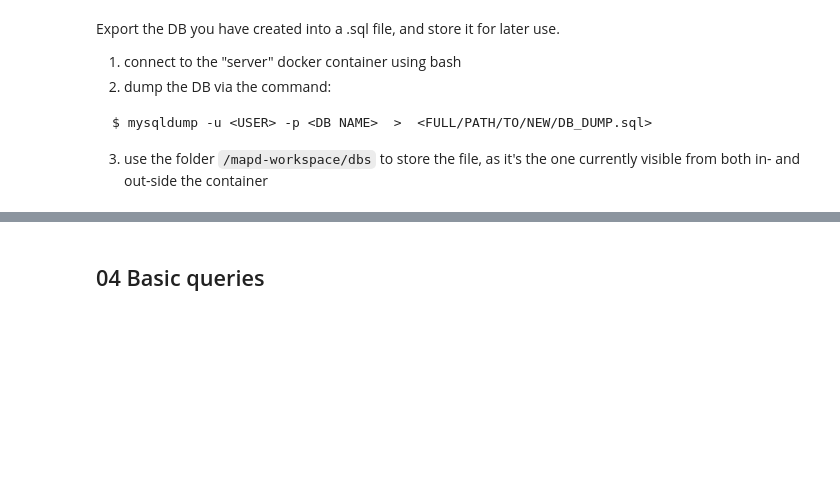
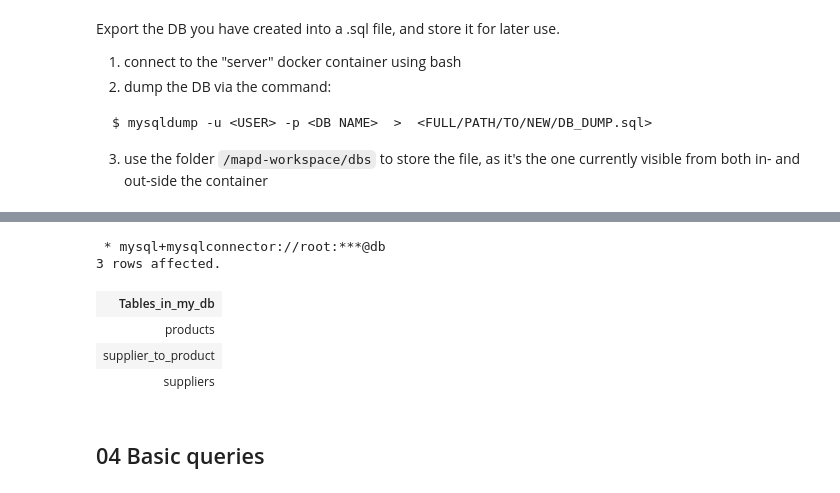
Before and after one commit to gulbord/MAPD-B, a Jupyter notebook: mysql/notebooks/MySQL.ipynb, the cells around one changed output, grey strips where cells are left out. Cells and saved outputs as stored; diff of their text form; code cells hidden in the pictures; blank space fills up the shorter version.

```diff
--- a/mysql/notebooks/MySQL.ipynb
+++ b/mysql/notebooks/MySQL.ipynb
@@ -939,3 +1187,14 @@ $ mysqldump -u <USER> -p <DB NAME>  >  <FULL/PATH/TO/NEW/DB_DUMP.sql>
+# %%
+%%sql
+
+SHOW TABLES;
+# %% [output]
+ * mysql+mysqlconnector://root:***@db
+3 rows affected.
+| Tables_in_my_db |
+| products |
+| supplier_to_product |
+| suppliers |
 # %% [markdown]
 ## 04 Basic queries
 # %% [markdown]
```
Also changed, not shown: parts of 56 cells of this notebook.
